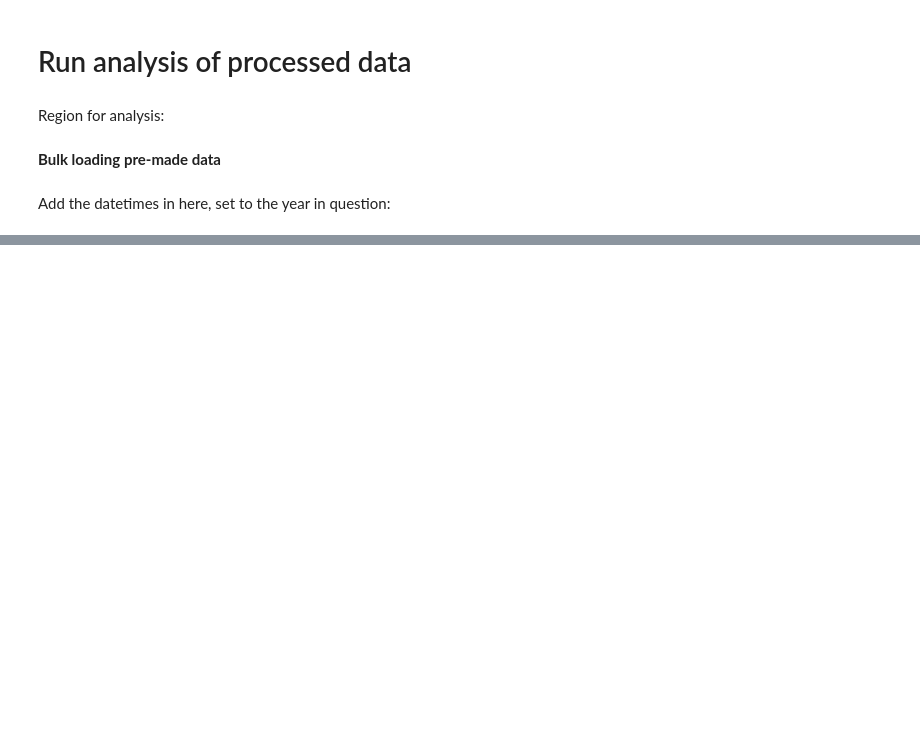
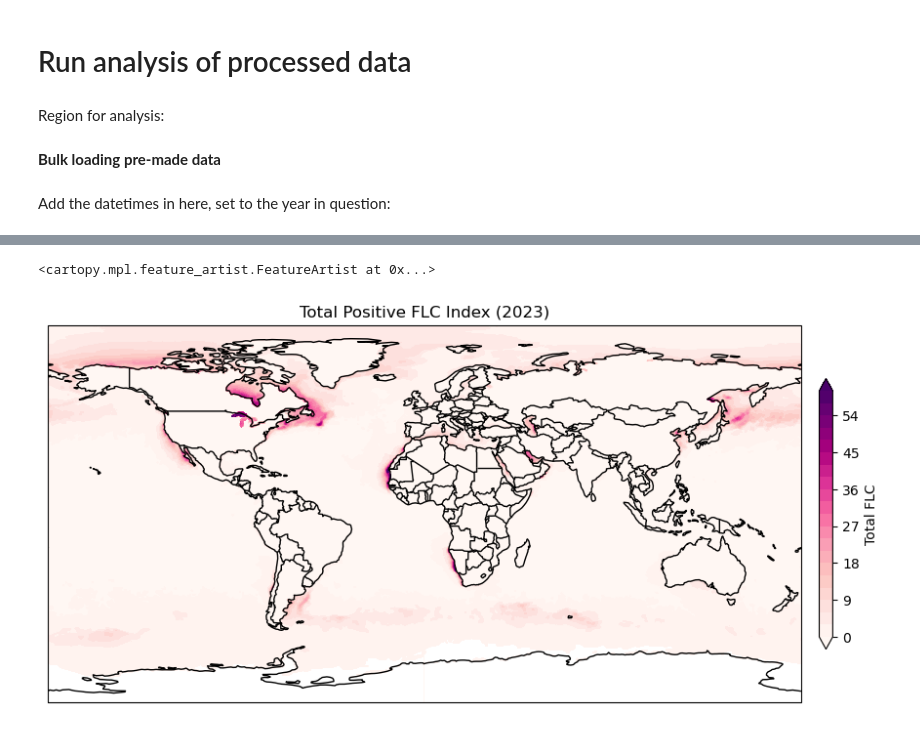
Before and after one commit to jesseturner/FalseLowClouds, a Jupyter notebook: Model/MODEL_FLC.ipynb, the cells around one changed output, grey strips where cells are left out. Drawn from its saved outputs; the diff is of its cells as text; code cells hidden in the pictures; blank space fills up the shorter version.

Commit message:
Reran FLC index with more data from last couple months

```diff
--- a/Model/MODEL_FLC.ipynb
+++ b/Model/MODEL_FLC.ipynb
@@ -98,14 +98,15 @@ def FLC_warn_xarray(date):
     q = xr.open_dataset(root+date+'/q_'+date+'.nc')
 
 #---Region for analysis
-    min_lon = -126 + 360
-    min_lat = 24.5
-    max_lon = -64 + 360
-    max_lat = 49.5
+#     min_lon = -126 + 360
+#     min_lat = 24.5
+#     max_lon = -64 + 360
+#     max_lat = 49.5
 
-    sst_ds = sst_ds.sel(lat=slice(min_lat,max_lat), lon=slice(min_lon,max_lon))
-    t = t.sel(latitude=slice(min_lat,max_lat), longitude=slice(min_lon,max_lon))
-    q = q.sel(latitude=slice(min_lat,max_lat), longitude=slice(min_lon,max_lon))
+#---Commented out for global analysis
+#     sst_ds = sst_ds.sel(lat=slice(min_lat,max_lat), lon=slice(min_lon,max_lon))
+#     t = t.sel(latitude=slice(min_lat,max_lat), longitude=slice(min_lon,max_lon))
+#     q = q.sel(latitude=slice(min_lat,max_lat), longitude=slice(min_lon,max_lon))
 
     begin = sst_ds.sst.shape[0]
     end = sst_ds.sst.shape[1]
@@ -165,0 +169,2 @@ da_concat = xr.concat(FLC_3d_xarray, pd.Index(dates, name='time'))
+# %%
+da_concat = da_concat.where(da_concat.flc_index > 0, 0)
@@ -182,27 +191,37 @@ clb.set_label('Total FLC')
 # %%
 projection=ccrs.PlateCarree()
 fig,ax=plt.subplots(1, figsize=(12,12),subplot_kw={'projection': projection})
-cmap = plt.cm.Spectral_r
-levels = np.linspace(-np.amax(tot.flc_index), np.amax(tot.flc_index), 35)
+
+#---normal settings
+#cmap = plt.cm.Spectral_r
+#levels = np.linspace(-np.amax(tot.flc_index), np.amax(tot.flc_index), 35)
+
+#---Positive FLC index (negative FLC indexes are removed)
+cmap = plt.cm.RdPu
+levels = np.linspace(0, 60, 21)
+
 #---since Central America values are negative
 #levels = np.linspace(-12, 12, 71)
 
 c=ax.contourf(tot.longitude[0,:], tot.latitude[:,0], tot.flc_index, cmap=cmap, levels=levels, extend='both')
 
 #---hacky way of adding white = 0
 #------causes issues with cropping
 # white_levels = [-.1,.1]
 # c_white=ax.contourf(tot.longitude[0,:], tot.latitude[:,0], tot.flc_index, levels=white_levels, colors='w')
 
 clb=plt.colorbar(c, shrink=0.3, pad=0.02, ax=ax)
-ax.set_title('Total FLC Index')
+ax.set_title('Total Positive FLC Index (2023)')
 clb.set_label('Total FLC')
 
-#ax.coastlines(resolution='110m')
-#ax.add_feature(cfeature.BORDERS)
-ax.add_feature(cfeature.STATES)
+ax.coastlines(resolution='110m')
+ax.add_feature(cfeature.BORDERS)
+#ax.add_feature(cfeature.STATES)
 
 #plt.savefig('/Users/jturner/Downloads/total_flc_index_CentralAmerica.png', dpi=300)
+# %% [output]
+<cartopy.mpl.feature_artist.FeatureArtist at 0x...>
+[figure, added]
 # %%
 flc_above = []
 da_tot_area = []
```
Also changed, not shown: parts of 5 cells of this notebook, 2 other files.
